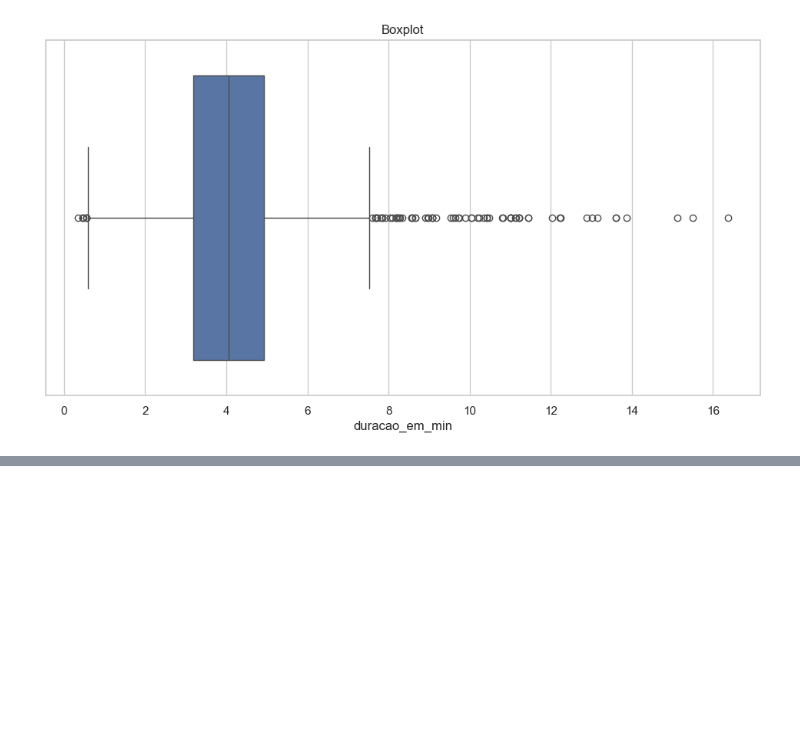
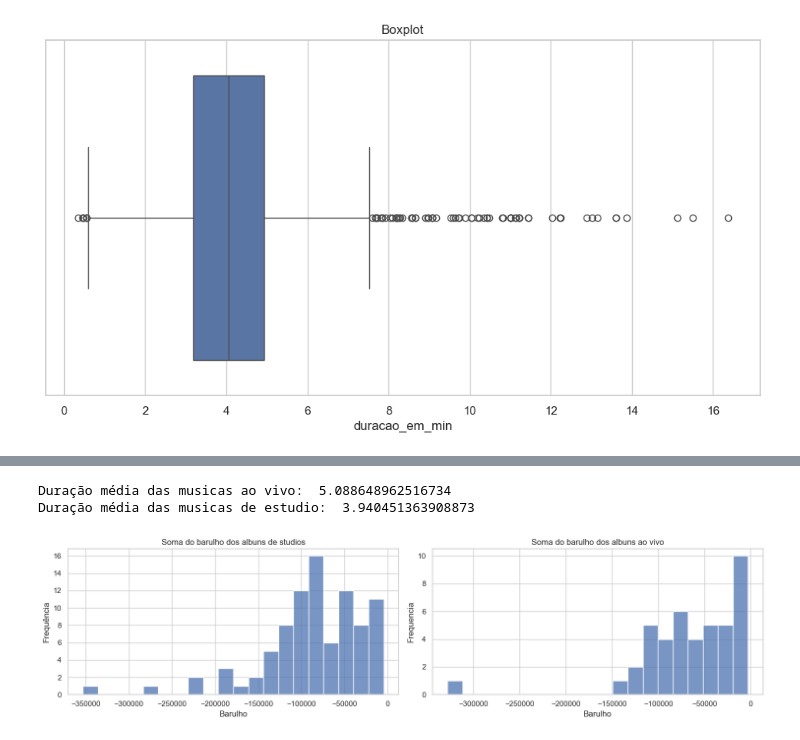
Before and after one commit to joaopereira1/pos-tech-fiap, a Jupyter notebook: fase-2/eda_musicas.ipynb, the cells around one changed output, grey strips where cells are left out. Cells and saved outputs as stored; diff of their text form; code cells hidden in the pictures; blank space fills up the shorter version.

```diff
--- a/fase-2/eda_musicas.ipynb
+++ b/fase-2/eda_musicas.ipynb
@@ -170,0 +184,8 @@ fig, axes = plt.subplots()
+# %%
+def classifica_musica_ao_vivo(df):
+    if df['liveness'] >= 0.80:
+        return True
+    else:
+        return False
+# %%
+df['ao_vivo'] = df.apply(classifica_musica_ao_vivo, axis=1)
@@ -170,0 +199,3 @@ fig, axes = plt.subplots()
+# %%
+df_gravado_em_studio = df[df['ao_vivo'] == False]
+df_show_ao_vivo = df[df['ao_vivo'] == True]
@@ -170,0 +214,28 @@ fig, axes = plt.subplots()
+# %%
+print("Duração média das musicas ao vivo: ", df_show_ao_vivo['duracao_em_min'].mean())
+print("Duração média das musicas de estudio: ", df_gravado_em_studio['duracao_em_min'].mean())
+# %% [output]
+Duração média das musicas ao vivo:  5.088648962516734
+Duração média das musicas de estudio:  3.940451363908873
+# %%
+df_studio = df_gravado_em_studio.groupby('album')['loudness'].sum()
+df_ao_vivo = df_show_ao_vivo.groupby('album')['loudness'].sum()
+# %%
+fig, axes = plt.subplots(1,2,figsize=(15,4))
+
+sns.histplot(data=df_studio, bins=20, ax=axes[0])
+sns.histplot(data=df_ao_vivo, bins=20, ax=axes[1])
+
+axes[0].set_title('Soma do barulho dos albuns de studios')
+axes[0].set_xlabel('Barulho')
+axes[0].set_ylabel('Frequência')
+
+axes[1].set_title('Soma do barulho dos albuns ao vivo')
+axes[1].set_xlabel('Barulho')
+axes[1].set_ylabel('Frequencia')
+
+fig.tight_layout()
+
+plt.show()
+# %% [output]
+[figure, added]
```
Also changed, not shown: parts of 18 cells of this notebook.
